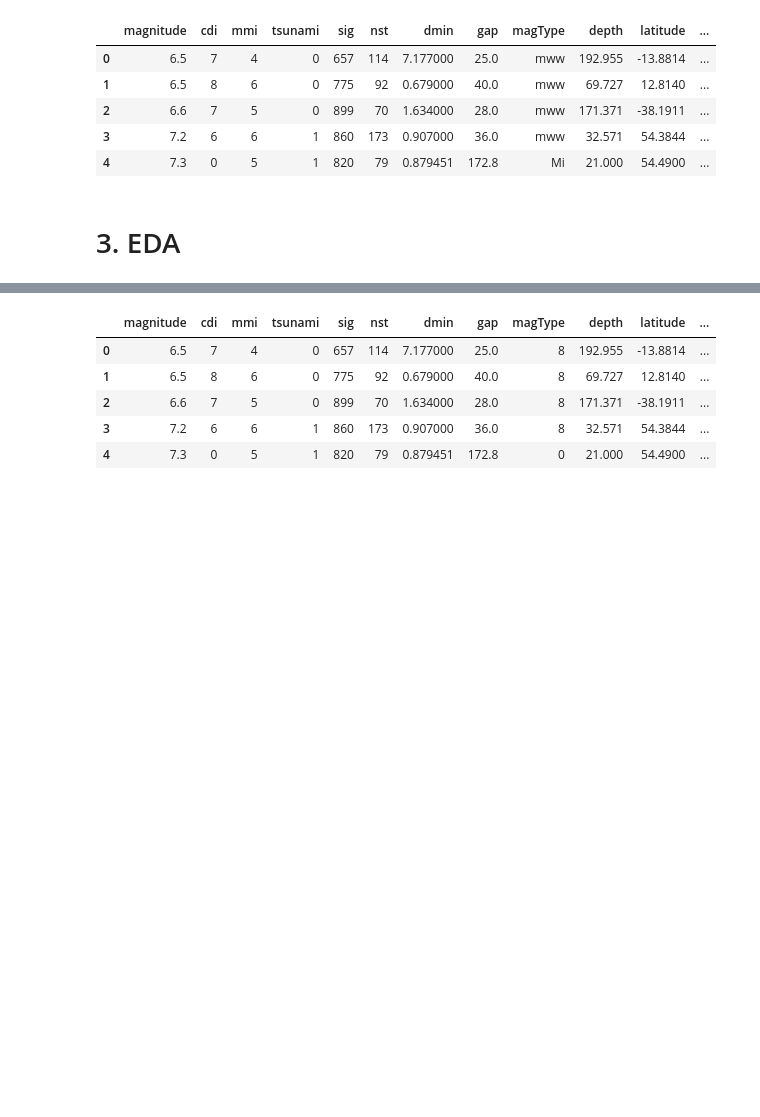
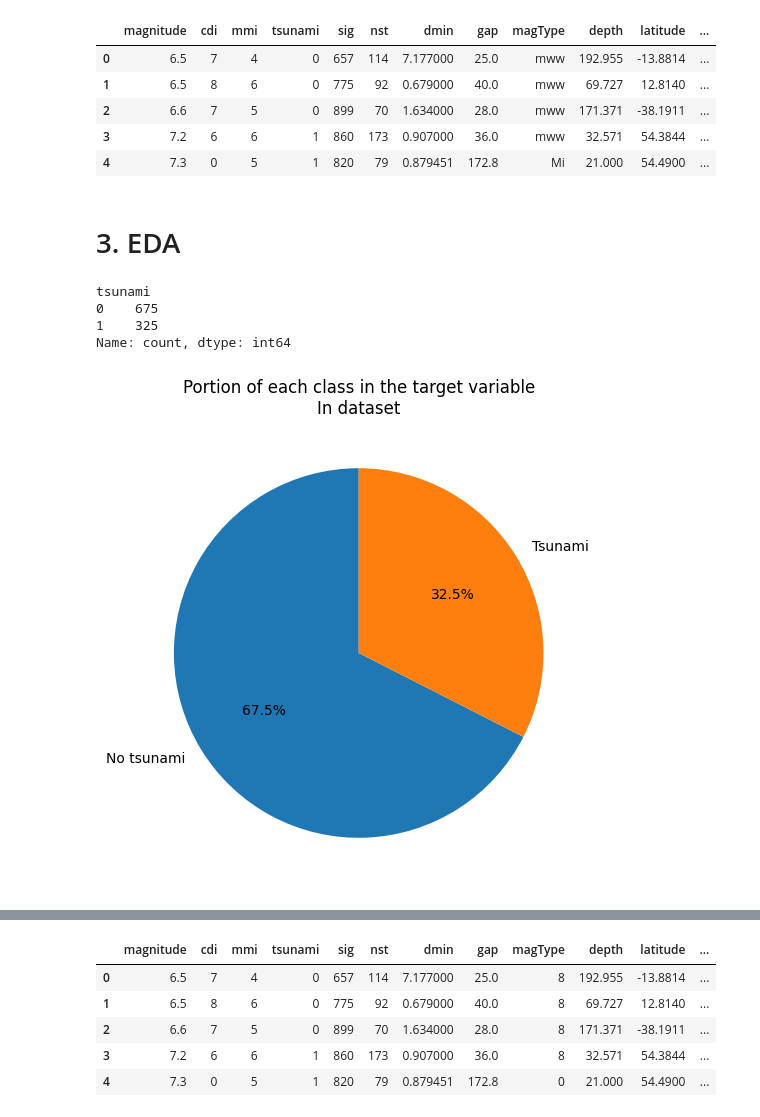
Before and after one commit to hopeiseverywhere/5002-final-proj, a Jupyter notebook: model.ipynb, the cells around one changed output, grey strips where cells are left out. Cells and saved outputs as stored; diff of their text form; code cells hidden in the pictures; blank space fills up the shorter version.

```diff
--- a/model.ipynb
+++ b/model.ipynb
@@ -153,6 +153,20 @@ df.head()
 | 4 | 7.3 | 0 | 5 | 1 | 820 | 79 | 0.879451 | 172.8 | Mi | 21.000 | 54.4900 | ... |
 # %% [markdown]
 # 3. EDA
+# %%
+print(df['tsunami'].value_counts())
+# plot the portion of each class in the target variable as pie chart
+# this is our test
+plt.figure(figsize=(6, 6))
+plt.pie(df['tsunami'].value_counts(), labels=['No tsunami', 'Tsunami'], autopct='%1.1f%%', startangle=90)
+plt.title('Portion of each class in the target variable\nIn dataset')
+plt.show()
+# %% [output]
+tsunami
+0    675
+1    325
+Name: count, dtype: int64
+[figure, added]
 # %%
 df.describe()
 # %% [output]
```
Also changed, not shown: parts of 2 cells of this notebook, 1 other file.
